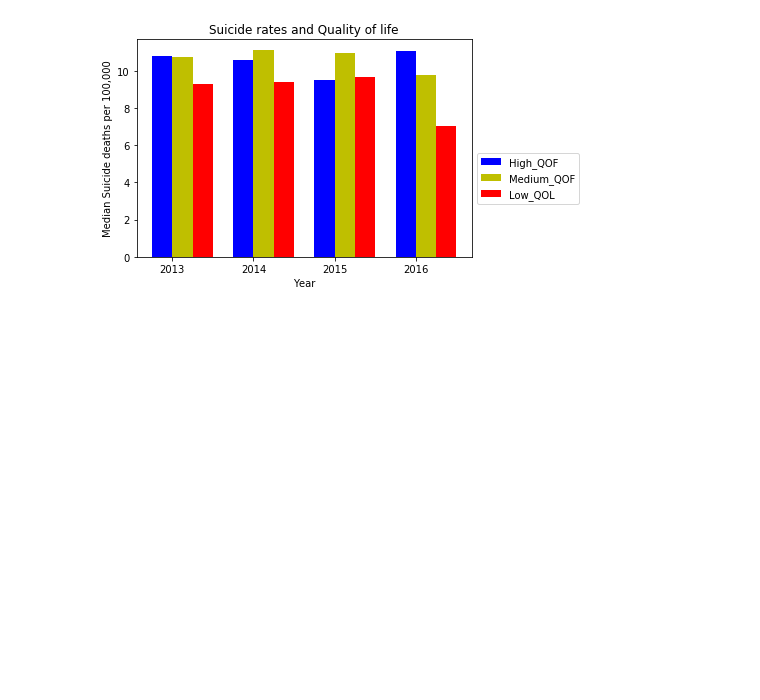
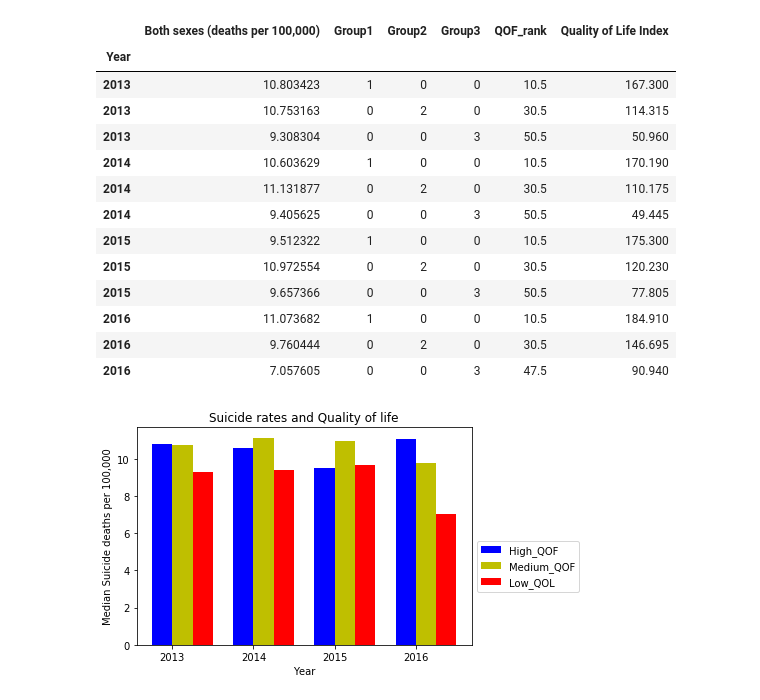
Before and after one commit to sruelle/project-one, a Jupyter notebook: Team Project one.ipynb, the cells around one changed output. Drawn from its saved outputs; the diff is of its cells as text; code cells hidden in the pictures; blank space fills up the shorter version.

Commit message:
Final Quality of life

```diff
--- a/Team Project one.ipynb
+++ b/Team Project one.ipynb
@@ -36,7 +36,7 @@ suicide_rates_df = suicide_rates_df.rename(columns={"Entity":"Country"})
 
 combined_QOF_df = pd.merge(suicide_rates_df, QOL_df, how='inner', on=['Country', 'Year'])
 # %%
-#QUALITY OFLIFE RANKING
+#QUALITY OF LIFE RANKING
 #Rank 2013 by quality of life
 QOL_rank_2013_df=combined_QOF_df[combined_QOF_df['Year']==2013][['Country','Year','Quality of Life Index','Both sexes (deaths per 100,000)']]
 QOL_rank_2013_df[['QOF_rank']]=QOL_rank_2013_df[['Quality of Life Index']].rank(ascending=False)
@@ -76,33 +76,50 @@ QOL_rank_2015_2_df=QOL_rank_2015_df.loc[(QOL_rank_2015_df['QOF_rank']>=21) & (QO
 QOL_rank_2015_3_df=QOL_rank_2015_df.loc[(QOL_rank_2015_df['QOF_rank']>=41) & (QOL_rank_2015_df['QOF_rank']<=60)].sort_values('QOF_rank')
 
 Median_Suicide_rate_2015_1=QOL_rank_2015_1_df.groupby('Year').median()
 Median_Suicide_rate_2015_1['Group1']=['1']
 Median_Suicide_rate_2015_2=QOL_rank_2015_2_df.groupby('Year').median()
 Median_Suicide_rate_2015_2['Group2']=['2']
 Median_Suicide_rate_2015_3=QOL_rank_2015_3_df.groupby('Year').median()
 Median_Suicide_rate_2015_3['Group3']=['3']
 Median_Suicide_rate_2015_3
 
 
 # # #Rank 2016 by quality of life
 QOL_rank_2016_df=combined_QOF_df.loc[combined_QOF_df['Year']==2016][['Country','Year','Quality of Life Index','Both sexes (deaths per 100,000)']]
 QOL_rank_2016_df[['QOF_rank']]=QOL_rank_2016_df[['Quality of Life Index']].rank(ascending=False)
 QOL_rank_2016_1_df=QOL_rank_2016_df.loc[QOL_rank_2016_df['QOF_rank']<=20].sort_values('QOF_rank')
 QOL_rank_2016_2_df=QOL_rank_2016_df.loc[(QOL_rank_2016_df['QOF_rank']>=21) & (QOL_rank_2016_df['QOF_rank']<=40)].sort_values('QOF_rank')
 QOL_rank_2016_3_df=QOL_rank_2016_df.loc[(QOL_rank_2016_df['QOF_rank']>=41) & (QOL_rank_2016_df['QOF_rank']<=60)].sort_values('QOF_rank')
 
 Median_Suicide_rate_2016_1=QOL_rank_2016_1_df.groupby('Year').median()
 Median_Suicide_rate_2016_1['Group1']=['1']
 Median_Suicide_rate_2016_2=QOL_rank_2016_2_df.groupby('Year').median()
 Median_Suicide_rate_2016_2['Group2']=['2']
 Median_Suicide_rate_2016_3=QOL_rank_2016_3_df.groupby('Year').median()
 Median_Suicide_rate_2016_3['Group3']=['3']
 Median_Suicide_rate_2016_3
 
 QOF_combined_df=pd.concat((Median_Suicide_rate_2013_1,Median_Suicide_rate_2013_2,Median_Suicide_rate_2013_3,
                    Median_Suicide_rate_2014_1,Median_Suicide_rate_2014_2,Median_Suicide_rate_2014_3,
                   Median_Suicide_rate_2015_1,Median_Suicide_rate_2015_2,Median_Suicide_rate_2015_3,
                   Median_Suicide_rate_2016_1,Median_Suicide_rate_2016_2,Median_Suicide_rate_2016_3), axis=0)
+QOF_combined_df=QOF_combined_df.fillna(0)
+QOF_combined_df
+# %% [output]
+|  | Both sexes (deaths per 100,000) | Group1 | Group2 | Group3 | QOF_rank | Quality of Life Index |
+| Year |  |  |  |  |  |  |
+| 2013 | 10.803423 | 1 | 0 | 0 | 10.5 | 167.300 |
+| 2013 | 10.753163 | 0 | 2 | 0 | 30.5 | 114.315 |
+| 2013 | 9.308304 | 0 | 0 | 3 | 50.5 | 50.960 |
+| 2014 | 10.603629 | 1 | 0 | 0 | 10.5 | 170.190 |
+| 2014 | 11.131877 | 0 | 2 | 0 | 30.5 | 110.175 |
+| 2014 | 9.405625 | 0 | 0 | 3 | 50.5 | 49.445 |
+| 2015 | 9.512322 | 1 | 0 | 0 | 10.5 | 175.300 |
+| 2015 | 10.972554 | 0 | 2 | 0 | 30.5 | 120.230 |
+| 2015 | 9.657366 | 0 | 0 | 3 | 50.5 | 77.805 |
+| 2016 | 11.073682 | 1 | 0 | 0 | 10.5 | 184.910 |
+| 2016 | 9.760444 | 0 | 2 | 0 | 30.5 | 146.695 |
+| 2016 | 7.057605 | 0 | 0 | 3 | 47.5 | 90.940 |
 # %%
 #plot the graph
 years=[2013,2014,2015,2016]
```
Also changed, not shown: parts of 1 cell of this notebook.
